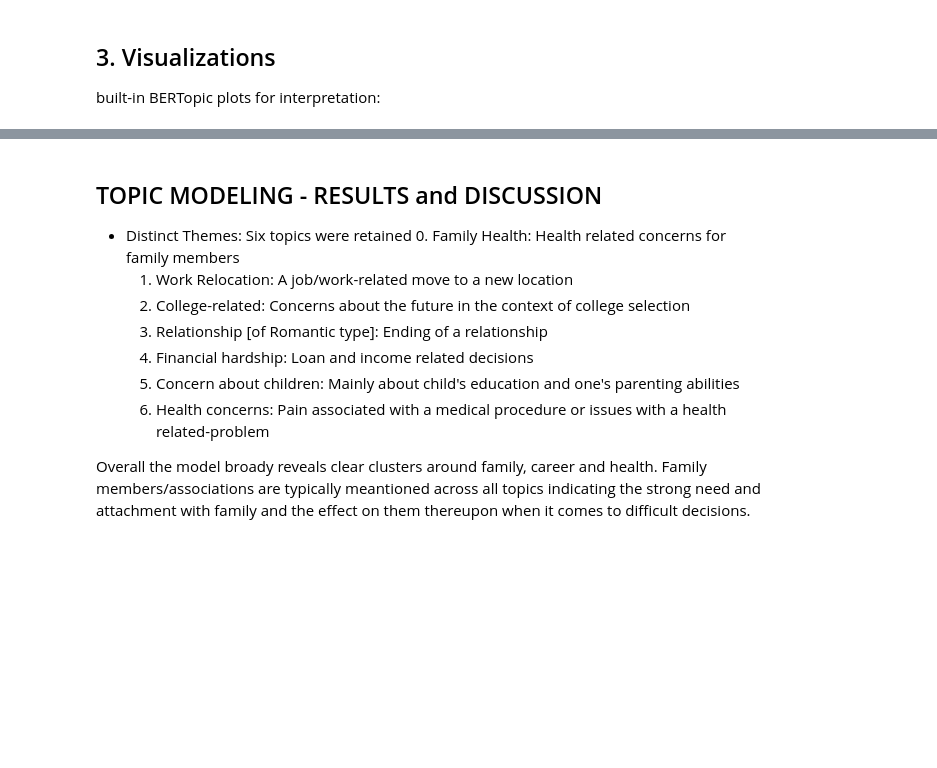
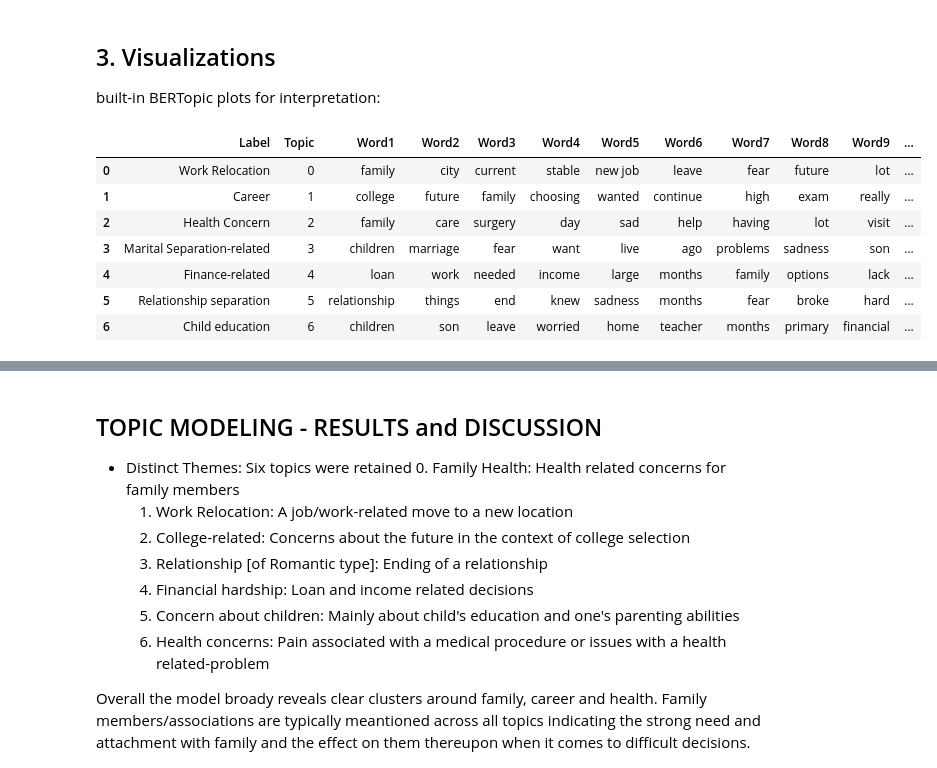
Before and after one commit to vvader24/WJC, a Jupyter notebook: Vinita/Study1_final.ipynb, the cells around one changed output, grey strips where cells are left out. Saved outputs shown, nothing was run; the diff lists cells and outputs as text; code cells hidden in the pictures; blank space fills up the shorter version.

```diff
--- a/Vinita/Study1_final.ipynb
+++ b/Vinita/Study1_final.ipynb
@@ -956,3 +1033,43 @@ fig2.show()
 fig3.show()
 fig4.show()
 fig5.show()
+# %%
+import pandas as pd
+
+# Topic labels as provided
+topic_labels = [
+    "Work Relocation",        # 0
+    "Career",                 # 1
+    "Health Concern",         # 2
+    "Marital Separation-related",  # 3
+    "Finance-related",        # 4
+    "Relationship separation",# 5
+    "Child education"         # 6
+]
+
+# Prepare a table with topic number, label, and top 10 words per topic
+topic_word_table = []
+
+for t in topic_info['Topic']:
+    if t == -1:
+        continue  # skip outlier topic
+    words = topic_model.get_topic(t)
+    top_words = [w for w, _ in words[:10]]
+    topic_word_table.append({
+        "Label": topic_labels[t] if t < len(topic_labels) else "",
+        "Topic": t,
+        **{f"Word{i+1}": word for i, word in enumerate(top_words)}
+    })
+
+topic_word_df = pd.DataFrame(topic_word_table)
+
+topic_word_df
+# %% [output]
+|  | Label | Topic | Word1 | Word2 | Word3 | Word4 | Word5 | Word6 | Word7 | Word8 | Word9 | ... |
+| 0 | Work Relocation | 0 | family | city | current | stable | new job | leave | fear | future | lot | ... |
+| 1 | Career | 1 | college | future | family | choosing | wanted | continue | high | exam | really | ... |
+| 2 | Health Concern | 2 | family | care | surgery | day | sad | help | having | lot | visit | ... |
+| 3 | Marital Separation-related | 3 | children | marriage | fear | want | live | ago | problems | sadness | son | ... |
+| 4 | Finance-related | 4 | loan | work | needed | income | large | months | family | options | lack | ... |
+| 5 | Relationship separation | 5 | relationship | things | end | knew | sadness | months | fear | broke | hard | ... |
+| 6 | Child education | 6 | children | son | leave | worried | home | teacher | months | primary | financial | ... |
```
Also changed, not shown: parts of 6 cells of this notebook.
